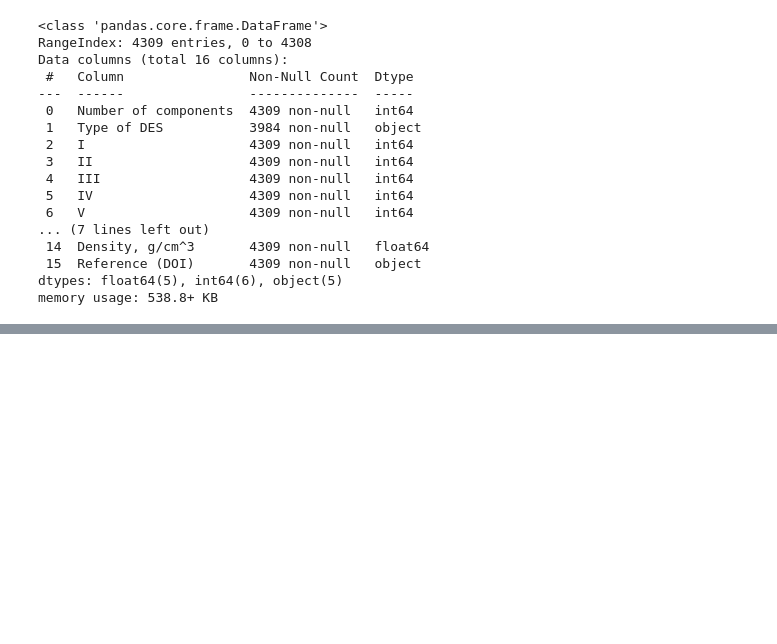
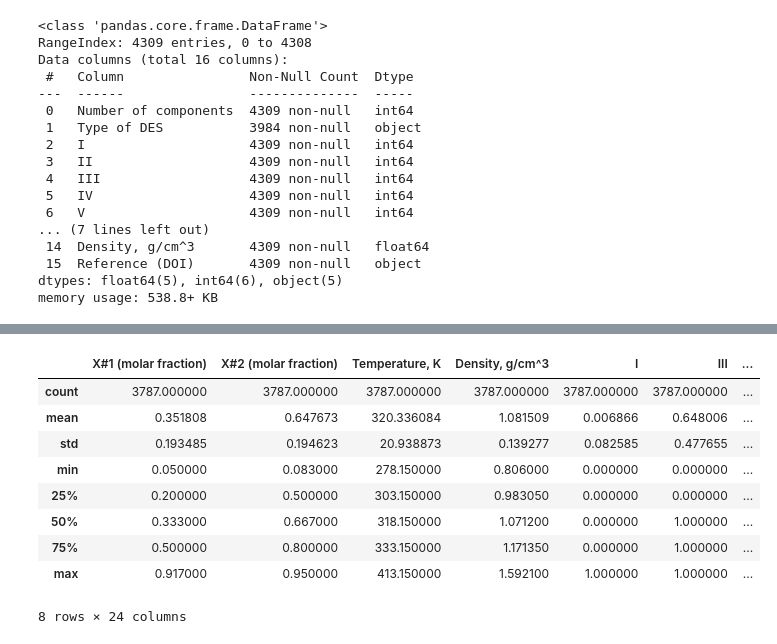
Before and after one commit to meteora142/Ecoteam, a Jupyter notebook: scripts/EcoteamProject.ipynb, the cells around one changed output, grey strips where cells are left out. Saved outputs shown, nothing was run; the diff lists cells and outputs as text; code cells hidden in the pictures; blank space fills up the shorter version.

```diff
--- a/scripts/EcoteamProject.ipynb
+++ b/scripts/EcoteamProject.ipynb
@@ -9,3 +91,18 @@ import pandas as pd
+# %%
+# Добавляем дескрипторы rdkit в датасет
+def merge_descriptors(descriptors_dict, descriptors_list, dataset):
+
+    # Создаём названия для столбцов
+    column_list_1 = [i + '#1' for i in descriptors_list]
+    column_list_2 = [i + '#2' for i in descriptors_list]
+
+    for i in range(len(descriptors_list)):
+        dataset[column_list_1[i]] = dataset['SMILES#1'].map(lambda x: descriptors_dict.get(x)[i])
+
+    for i in range(len(descriptors_list)):
+        dataset[column_list_2[i]] = dataset['SMILES#2'].map(lambda x: descriptors_dict.get(x)[i])
+
+    return dataset
 # %% [markdown]
 #### Подготовка датасета
 # %%
@@ -50,3 +147,17 @@ dataset.describe()
 | 50% | 2.000000 | 0.000000 | 0.000000 | 1.000000 | 0.000000 | 0.000000 | 0.333000 | ... |
 | 75% | 2.000000 | 0.000000 | 0.000000 | 1.000000 | 0.000000 | 1.000000 | 0.500000 | ... |
 | max | 3.000000 | 1.000000 | 1.000000 | 1.000000 | 1.000000 | 1.000000 | 0.917000 | ... |
+# %%
+# Чистим датасет и усредняем плотности
+pre_dataset = dataset_clear(dataset)
+pre_dataset = density_mean(pre_dataset)
+# %%
+# SMILES
+pre_dataset = get_smiles(pre_dataset)
+# %%
+# Объявляем дескрипторы из rdkit, добавляем их в датасет
+descriptors_list = ['MolLogP', 'NumHeteroatoms', 'NumAromaticRings', 'NumHAcceptors', 'NumHDonors', 'NumRotatableBonds', 'TPSA', 'MolWt']
+
+descriptors_dict = get_descriptors_values(descriptors_list, pre_dataset)
+final_dataset = merge_descriptors(descriptors_dict, descriptors_list, pre_dataset)
+final_dataset.head(5)
@@ -52,0 +172,13 @@ dataset.describe()
+# %%
+final_dataset.describe()
+# %% [output]
+|  | X#1 (molar fraction) | X#2 (molar fraction) | Temperature, K | Density, g/cm^3 | I | III | ... |
+| count | 3787.000000 | 3787.000000 | 3787.000000 | 3787.000000 | 3787.000000 | 3787.000000 | ... |
+| mean | 0.351808 | 0.647673 | 320.336084 | 1.081509 | 0.006866 | 0.648006 | ... |
+| std | 0.193485 | 0.194623 | 20.938873 | 0.139277 | 0.082585 | 0.477655 | ... |
+| min | 0.050000 | 0.083000 | 278.150000 | 0.806000 | 0.000000 | 0.000000 | ... |
+| 25% | 0.200000 | 0.500000 | 303.150000 | 0.983050 | 0.000000 | 0.000000 | ... |
+| 50% | 0.333000 | 0.667000 | 318.150000 | 1.071200 | 0.000000 | 1.000000 | ... |
+| 75% | 0.500000 | 0.800000 | 333.150000 | 1.171350 | 0.000000 | 1.000000 | ... |
+| max | 0.917000 | 0.950000 | 413.150000 | 1.592100 | 1.000000 | 1.000000 | ... |
+8 rows × 24 columns
```
Also changed, not shown: parts of 10 cells of this notebook, 1 other file.
